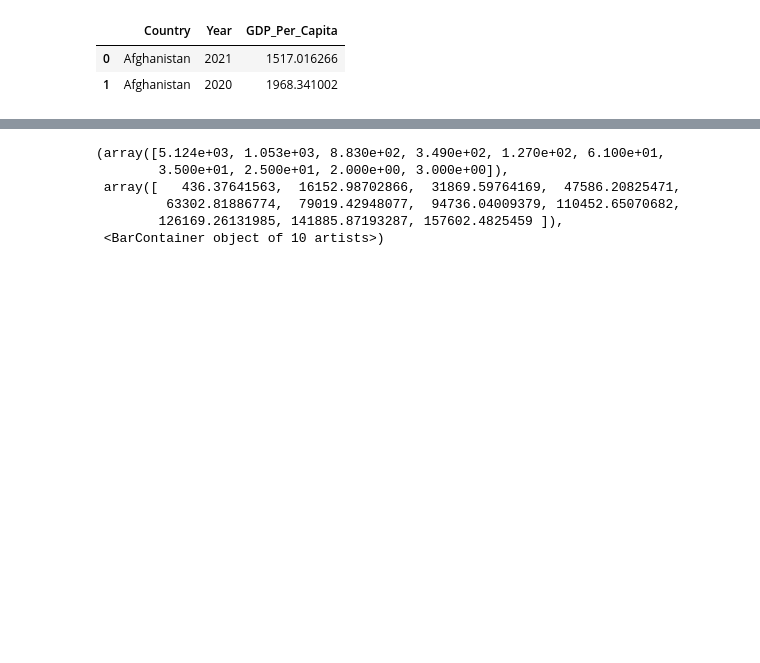
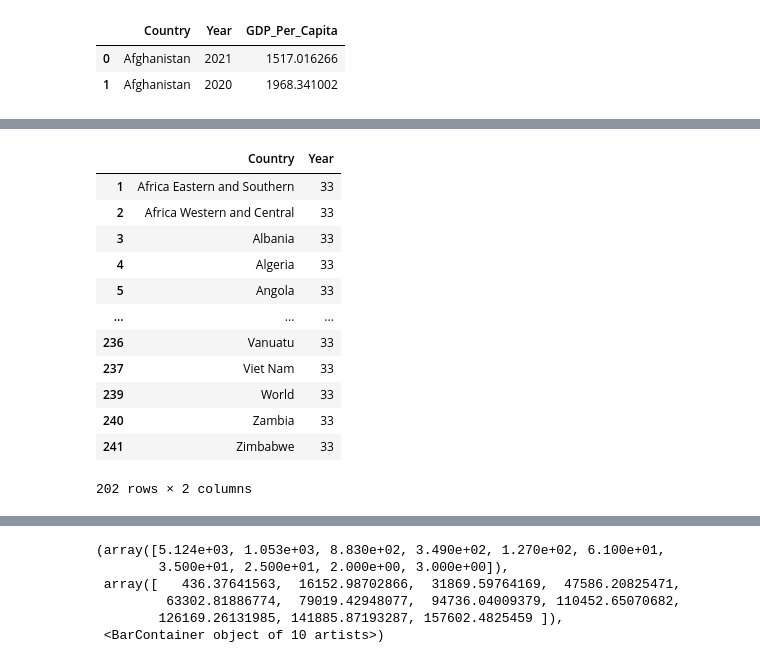
Before and after one commit to NSS-Data-Analytics-Cohort-12/un-python-John-ODell, a Jupyter notebook: notebooks/UN_JohnO.ipynb, the cells around one changed output, grey strips where cells are left out. Cells and saved outputs as stored; diff of their text form; code cells hidden in the pictures; blank space fills up the shorter version.

```diff
--- a/notebooks/UN_JohnO.ipynb
+++ b/notebooks/UN_JohnO.ipynb
@@ -75,0 +58,8 @@ gdp_df.head(50)
+# %%
+gdp_df_7=gdp_df.groupby('Country')['Year']
+# %%
+gdp_df_7 = gdp_df_7.nunique()
+# %%
+gdp_df_7_all_years = gdp_df_7.reset_index()
+# %%
+gdp_df_7_all_countries = gdp_df_7_all_years[gdp_df_7_all_years['Year']==33]
@@ -75,0 +68,16 @@ gdp_df.head(50)
+# %%
+gdp_df_7_all_countries
+# %% [output]
+|  | Country | Year |
+| 1 | Africa Eastern and Southern | 33 |
+| 2 | Africa Western and Central | 33 |
+| 3 | Albania | 33 |
+| 4 | Algeria | 33 |
+| 5 | Angola | 33 |
+| ... | ... | ... |
+| 236 | Vanuatu | 33 |
+| 237 | Viet Nam | 33 |
+| 239 | World | 33 |
+| 240 | Zambia | 33 |
+| 241 | Zimbabwe | 33 |
+202 rows × 2 columns
```
Also changed, not shown: parts of 45 cells of this notebook.
